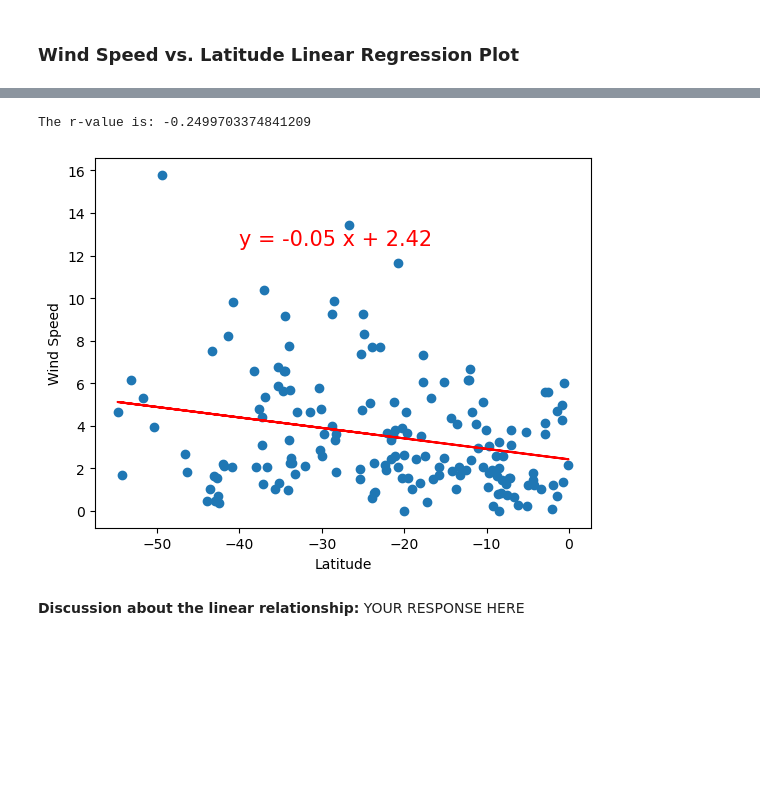
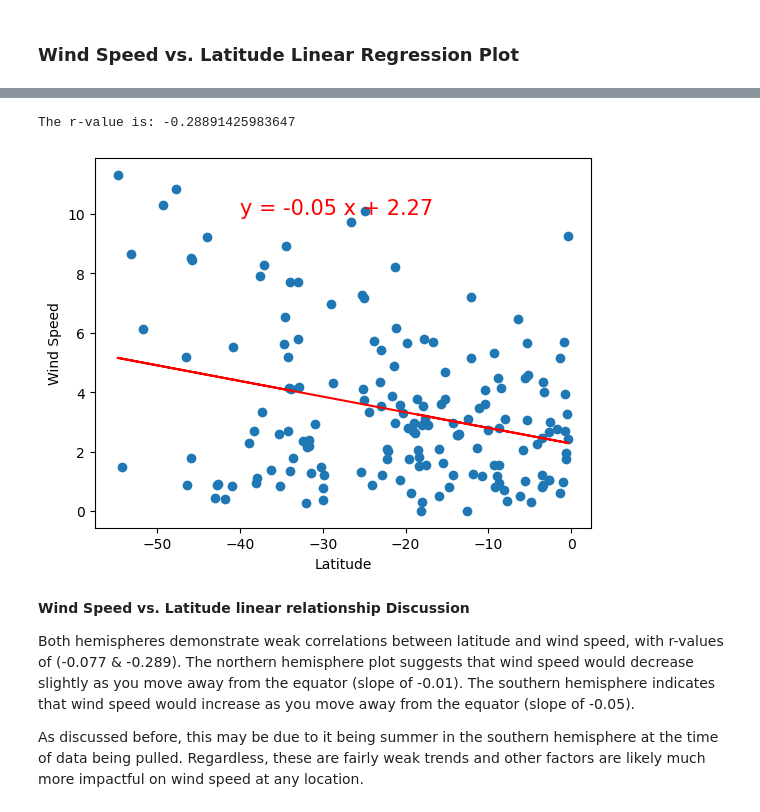
Before and after one commit to dofonik/python-api-challenge, a Jupyter notebook: WeatherPy/WeatherPy.ipynb, the cells around one changed output, grey strips where cells are left out. Cells and saved outputs as stored; diff of their text form; code cells hidden in the pictures; blank space fills up the shorter version.

```diff
--- a/WeatherPy/WeatherPy.ipynb
+++ b/WeatherPy/WeatherPy.ipynb
@@ -390,10 +413,14 @@ The r-value is: -0.006791278807690798
 # %%
 # Southern Hemisphere
-x_values = southern_hemi_df ["Lat"]
-y_values = southern_hemi_df ["Wind Speed"]
-plot_linear_regression(x_values, y_values, 'Wind Speed', (-40,12.5))
+x_values = southern_hemi_df["Lat"] #Obtain x_values and y_values series from the DataFrame
+y_values = southern_hemi_df["Wind Speed"]
+plot_linear_regression(x_values, y_values, 'Wind Speed', (-40,10)) #Call function
 # %% [output]
-The r-value is: -0.2499703374841209
+The r-value is: -0.28891425983647
-[figure, old version]
+[figure, new version]
-# %% [markdown]
-**Discussion about the linear relationship:** YOUR RESPONSE HERE
+# %% [markdown]
+**Wind Speed vs. Latitude linear relationship Discussion**
+
+Both hemispheres demonstrate weak correlations between latitude and wind speed, with r-values of (-0.077 & -0.289). The northern hemisphere plot suggests that wind speed would decrease slightly as you move away from the equator (slope of -0.01). The southern hemisphere indicates that wind speed would increase as you move away from the equator (slope of -0.05).
+
+As discussed before, this may be due to it being summer in the southern hemisphere at the time of data being pulled. Regardless, these are fairly weak trends and other factors are likely much more impactful on wind speed at any location.
```
Also changed, not shown: parts of 25 cells of this notebook, 6 other files.
